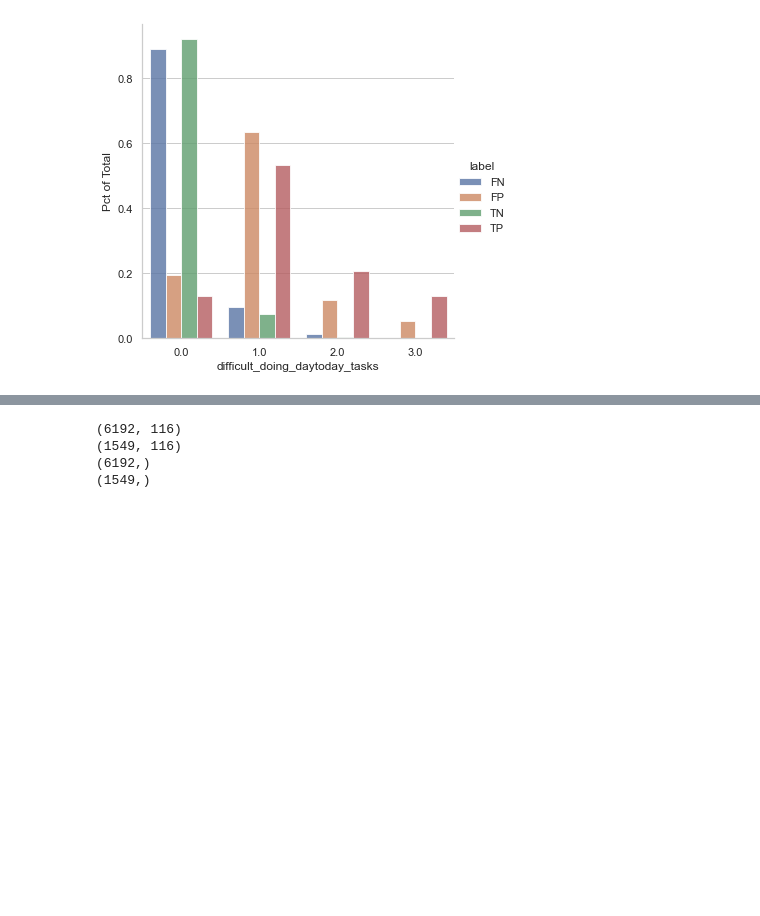
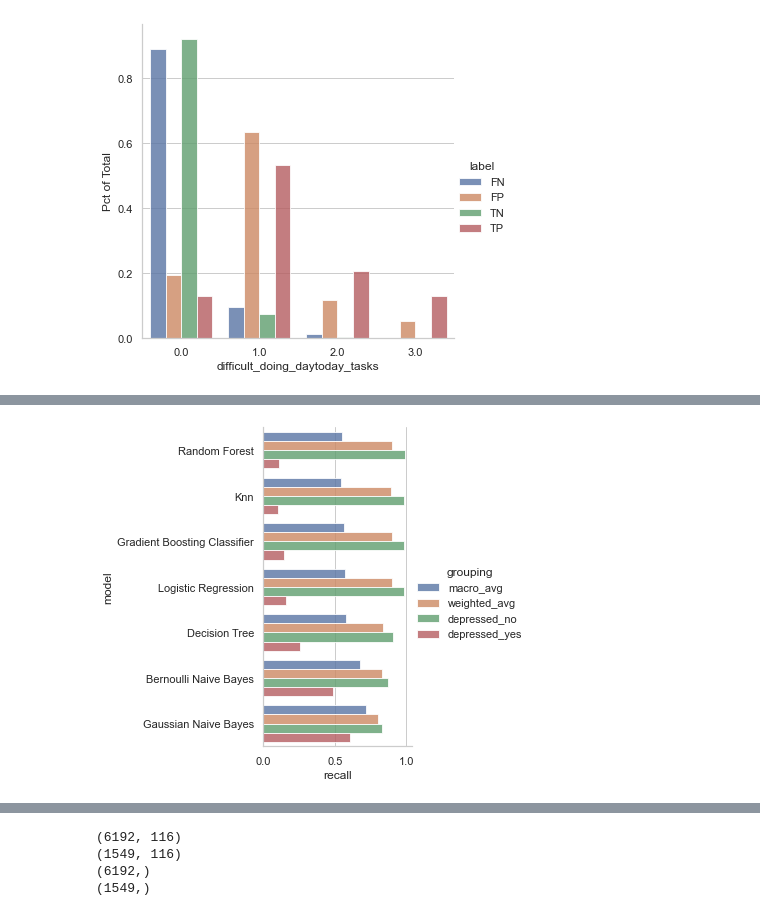
Before and after one commit to orenscarmeli/capstone210-ppd-carmeli_chari_hand_lee, a Jupyter notebook: modeling/error_analysis.ipynb, the cells around one changed output, grey strips where cells are left out. Saved outputs shown, nothing was run; the diff lists cells and outputs as text; code cells hidden in the pictures; blank space fills up the shorter version.

```diff
--- a/modeling/survey_model_final.ipynb
+++ b/modeling/error_analysis.ipynb
@@ -636,0 +638,3 @@ create_error_plots(
+# %%
+for col in dep_screener_cols:
+    print(cdc_survey_pmom.groupby([col])['MDD'].mean())
@@ -636,0 +710,4 @@ create_error_plots(
+# %%
+top_additional_candidates = list(correlation_values_abs[1:20].index)
+top_additional_candidates = [col for col in top_additional_candidates if col not in dep_screener_cols]
+top_additional_candidates
@@ -636,0 +733,20 @@ create_error_plots(
+# %%
+x_train, x_test, y_train, y_test = get_model_data(
+    original_df = cdc_survey_pmom,
+    columns = dep_screener_cols + top_additional_candidates
+)
+
+print(x_train.shape)
+print(x_test.shape)
+print(y_train.shape)
+print(y_test.shape)
+
+baseline_model, predictions = generate_models(
+    x_train,
+    y_train,
+    x_test,
+    y_test
+)
+
+baseline_model_summary = baseline_model[baseline_model['grouping'] == 'macro_avg']
+baseline_model_summary[['model','recall','f1-score','precision','accuracy']]
@@ -636,0 +766,14 @@ create_error_plots(
+# %%
+sns.catplot(
+    data=baseline_model,
+    kind="bar",
+    x='recall',
+    y="model",
+    hue="grouping",
+    hue_order=['macro_avg','weighted_avg','depressed_no','depressed_yes'],
+    alpha = 0.8
+)
+
+pass
+# %% [output]
+[figure, added]
```
Also changed, not shown: parts of 28 cells of this notebook.
